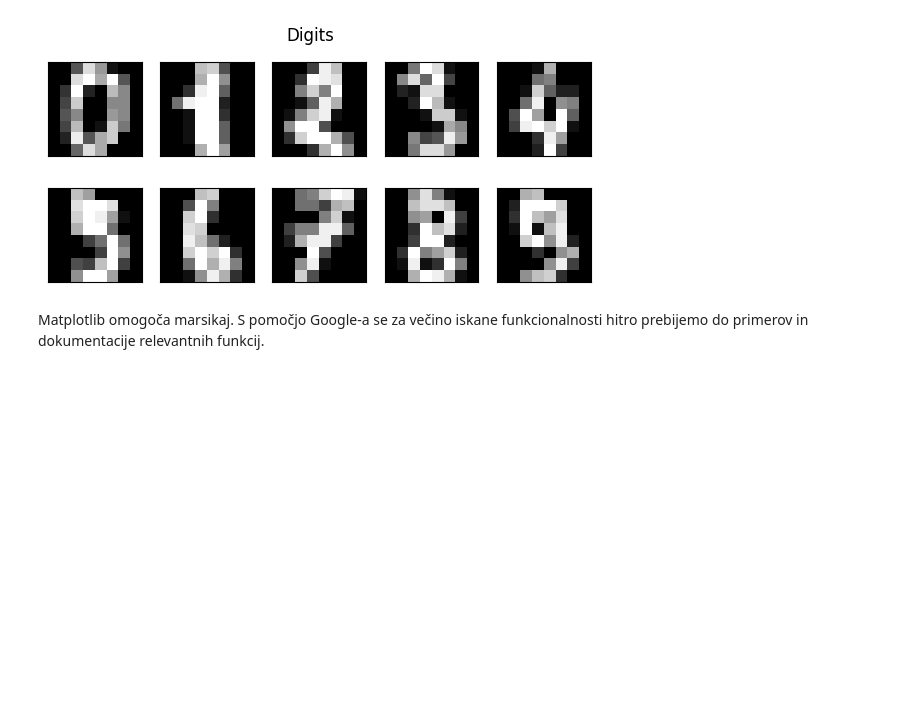
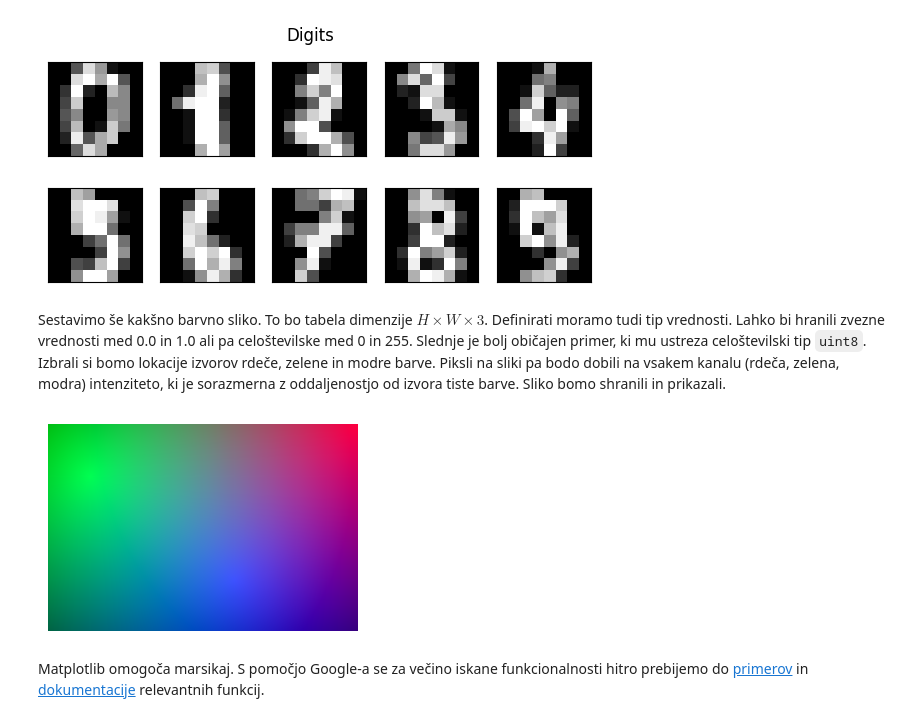
Before and after one commit to thocevar/PEF-P2, a Jupyter notebook: 09-vizualizacije.ipynb, the cells around one changed output. Drawn from its saved outputs; the diff is of its cells as text; code cells hidden in the pictures; blank space fills up the shorter version.

Commit message:
barvna slika

```diff
--- a/09-vizualizacije.ipynb
+++ b/09-vizualizacije.ipynb
@@ -212,5 +215,24 @@ for i in range(h):
 plt.savefig('digits.png')
 # %% [output]
 [figure]
+# %% [markdown]
+Sestavimo še kakšno barvno sliko. To bo tabela dimenzije $H \times W \times 3$. Definirati moramo tudi tip vrednosti. Lahko bi hranili zvezne vrednosti med 0.0 in 1.0 ali pa celoštevilske med 0 in 255. Slednje je bolj običajen primer, ki mu ustreza celoštevilski tip `uint8`. Izbrali si bomo lokacije izvorov rdeče, zelene in modre barve. Piksli na sliki pa bodo dobili na vsakem kanalu (rdeča, zelena, modra) intenziteto, ki je sorazmerna z oddaljenostjo od izvora tiste barve. Sliko bomo shranili in prikazali.
+# %%
+h, w = 200, 300
+source = [(0,300), (50,40), (150,180)]  # (vrstica, stolpec) izvora rdece, zelene in modre
+slika = np.zeros((h,w,3), dtype=np.uint8)
+for y in range(h):
+    for x in range(w):
+        for c in range(3):
+            d = ((y-source[c][0])**2 + (x-source[c][1])**2)**0.5
+            slika[y,x,c] = max(int(255-d),0)
+plt.imsave("mavrica.png", slika)
+
+plt.figure(figsize=(4,6))
+plt.axis("off")
+plt.imshow(slika)
+plt.show()
+# %% [output]
+[figure, added]
 # %% [markdown]
-Matplotlib omogoča marsikaj. S pomočjo Google-a se za večino iskane funkcionalnosti hitro prebijemo do primerov in dokumentacije  relevantnih funkcij.
+Matplotlib omogoča marsikaj. S pomočjo Google-a se za večino iskane funkcionalnosti hitro prebijemo do [primerov](https://matplotlib.org/stable/gallery/index.html) in [dokumentacije](https://matplotlib.org/stable/api/pyplot_summary.html) relevantnih funkcij.
```
Also changed, not shown: parts of 4 cells of this notebook.
